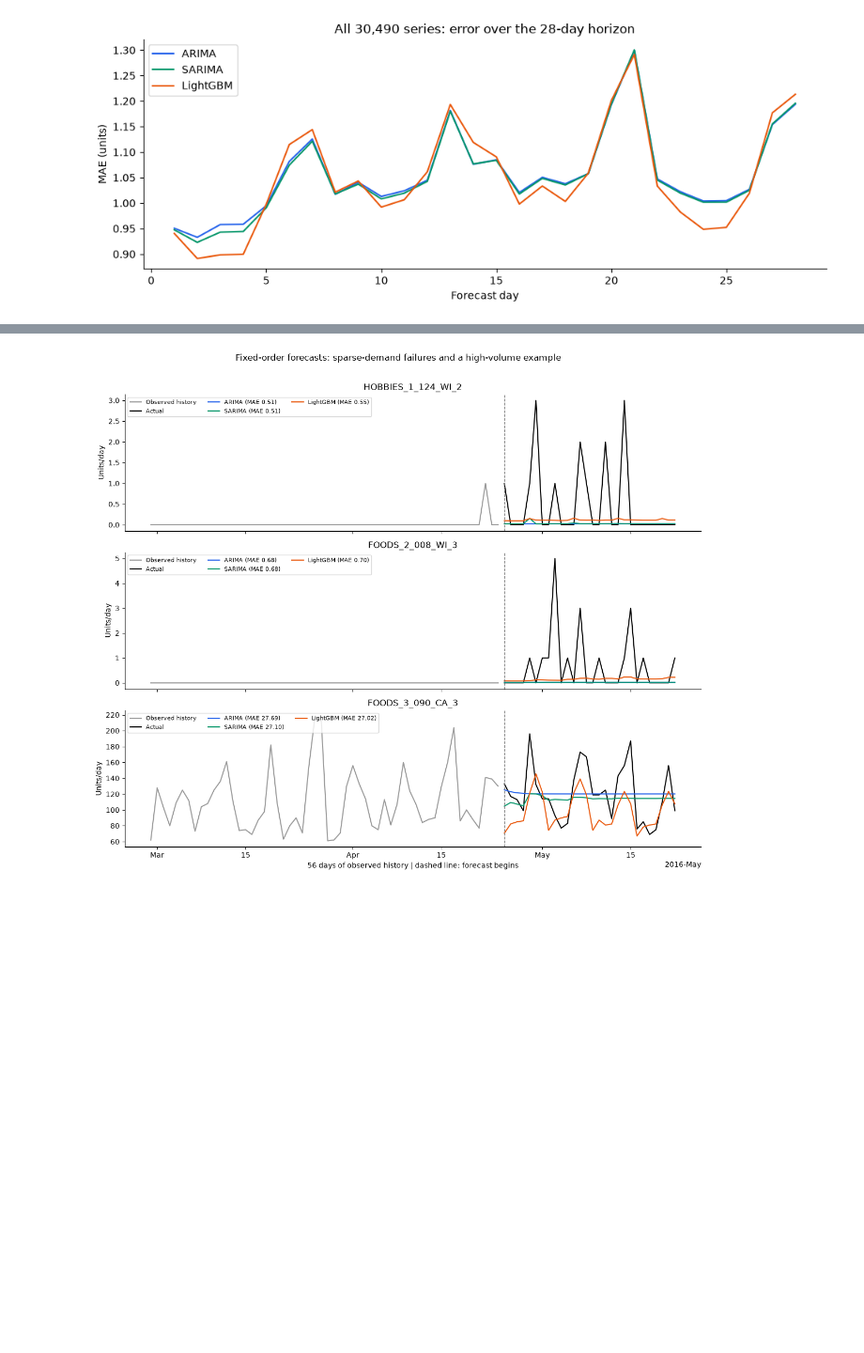
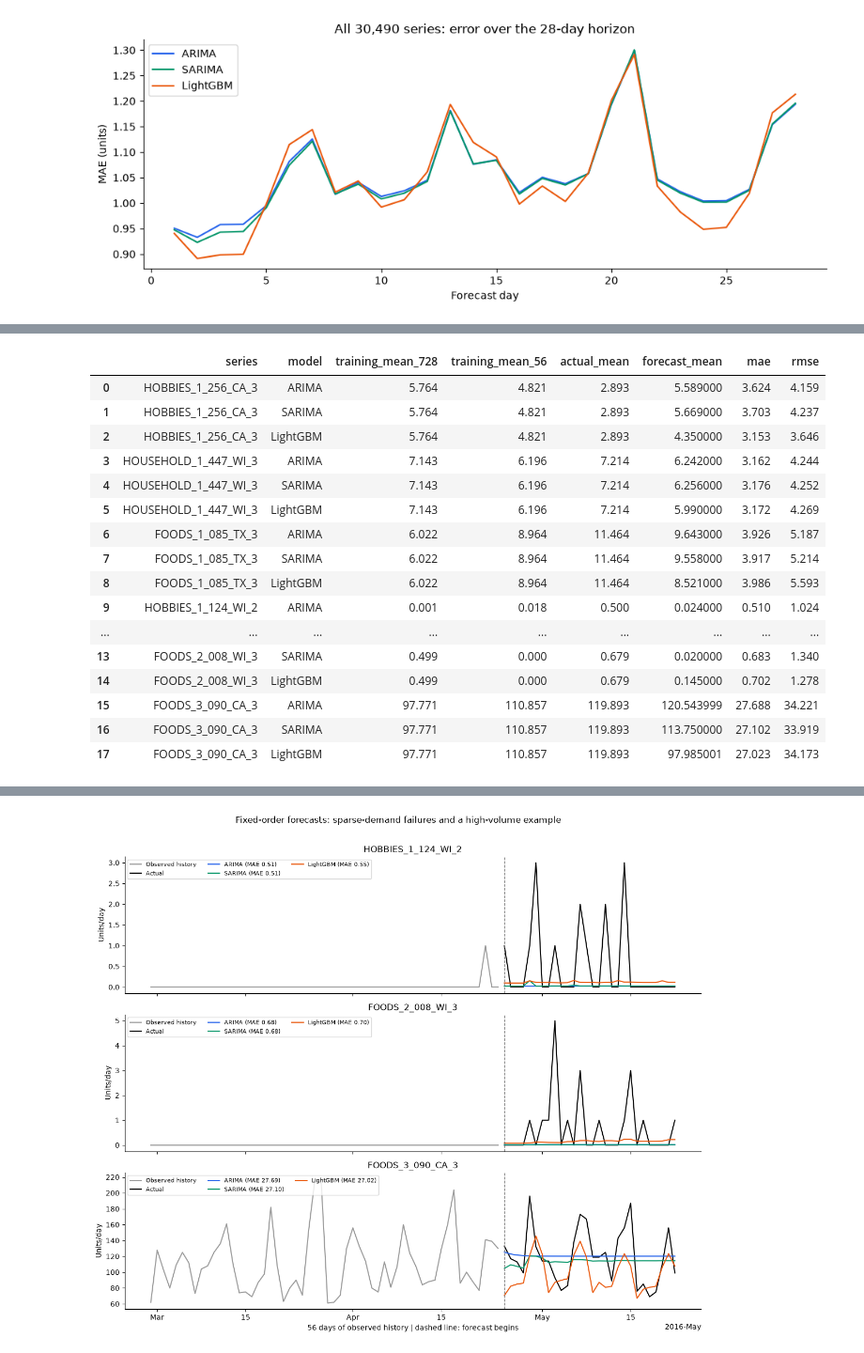
Before and after one commit to rebel47/Machine-Learning-Project, a Jupyter notebook: Project 1/notebooks/evaluation/04_error_analysis.ipynb, the cells around one changed output, grey strips where cells are left out. Shown at 94% size. Saved outputs shown, nothing was run; the diff lists cells and outputs as text; code cells hidden in the pictures; blank space fills up the shorter version.

```diff
--- a/Project 1/notebooks/evaluation/04_error_analysis.ipynb
+++ b/Project 1/notebooks/evaluation/04_error_analysis.ipynb
@@ -161,14 +160,0 @@ Recent history explains the near-zero forecasts; the first two series resume sal
-# %%
-ordered=panel.mean_training_sales.sort_values().index
-examples=[ordered[0],ordered[len(ordered)//2],ordered[-1]]
-example_records=[]
-for position in examples:
-    history=sales[panel_rows[position],cutoff-728:cutoff].astype('float64')
-    for name,values in predictions.items():
-        errors=values[position]-actual[position].astype('float64')
-        example_records.append(dict(series=panel.series_id.iloc[position],model=name,
-            training_mean_728=history.mean(),training_mean_56=history[-56:].mean(),
-            actual_mean=actual[position].mean(),forecast_mean=values[position].mean(),
-            mae=np.abs(errors).mean(),rmse=np.sqrt(np.mean(errors**2))))
-example_errors=pd.DataFrame(example_records)
-display(example_errors.round(3))
@@ -186,3 +185,33 @@ display(example_errors.round(3))
+# %%
+example_records=[]
+for position in dict.fromkeys([*frequent_examples,*examples]):
+    history=sales[panel_rows[position],cutoff-728:cutoff].astype('float64')
+    for name,values in predictions.items():
+        errors=values[position]-actual[position].astype('float64')
+        example_records.append(dict(series=panel.series_id.iloc[position],model=name,
+            training_mean_728=history.mean(),training_mean_56=history[-56:].mean(),
+            actual_mean=actual[position].mean(),forecast_mean=values[position].mean(),
+            mae=np.abs(errors).mean(),rmse=np.sqrt(np.mean(errors**2))))
+example_errors=pd.DataFrame(example_records)
+display(example_errors.round(3))
+# %% [output]
+|  | series | model | training_mean_728 | training_mean_56 | actual_mean | forecast_mean | mae | rmse |
+| 0 | HOBBIES_1_256_CA_3 | ARIMA | 5.764 | 4.821 | 2.893 | 5.589000 | 3.624 | 4.159 |
+| 1 | HOBBIES_1_256_CA_3 | SARIMA | 5.764 | 4.821 | 2.893 | 5.669000 | 3.703 | 4.237 |
+| 2 | HOBBIES_1_256_CA_3 | LightGBM | 5.764 | 4.821 | 2.893 | 4.350000 | 3.153 | 3.646 |
+| 3 | HOUSEHOLD_1_447_WI_3 | ARIMA | 7.143 | 6.196 | 7.214 | 6.242000 | 3.162 | 4.244 |
+| 4 | HOUSEHOLD_1_447_WI_3 | SARIMA | 7.143 | 6.196 | 7.214 | 6.256000 | 3.176 | 4.252 |
+| 5 | HOUSEHOLD_1_447_WI_3 | LightGBM | 7.143 | 6.196 | 7.214 | 5.990000 | 3.172 | 4.269 |
+| 6 | FOODS_1_085_TX_3 | ARIMA | 6.022 | 8.964 | 11.464 | 9.643000 | 3.926 | 5.187 |
+| 7 | FOODS_1_085_TX_3 | SARIMA | 6.022 | 8.964 | 11.464 | 9.558000 | 3.917 | 5.214 |
+| 8 | FOODS_1_085_TX_3 | LightGBM | 6.022 | 8.964 | 11.464 | 8.521000 | 3.986 | 5.593 |
+| 9 | HOBBIES_1_124_WI_2 | ARIMA | 0.001 | 0.018 | 0.500 | 0.024000 | 0.510 | 1.024 |
+| ... | ... | ... | ... | ... | ... | ... | ... | ... |
+| 13 | FOODS_2_008_WI_3 | SARIMA | 0.499 | 0.000 | 0.679 | 0.020000 | 0.683 | 1.340 |
+| 14 | FOODS_2_008_WI_3 | LightGBM | 0.499 | 0.000 | 0.679 | 0.145000 | 0.702 | 1.278 |
+| 15 | FOODS_3_090_CA_3 | ARIMA | 97.771 | 110.857 | 119.893 | 120.543999 | 27.688 | 34.221 |
+| 16 | FOODS_3_090_CA_3 | SARIMA | 97.771 | 110.857 | 119.893 | 113.750000 | 27.102 | 33.919 |
+| 17 | FOODS_3_090_CA_3 | LightGBM | 97.771 | 110.857 | 119.893 | 97.985001 | 27.023 | 34.173 |
 # %%
 import matplotlib.dates as mdates
 
```
Also changed, not shown: parts of 9 cells of this notebook, 2 other files.
